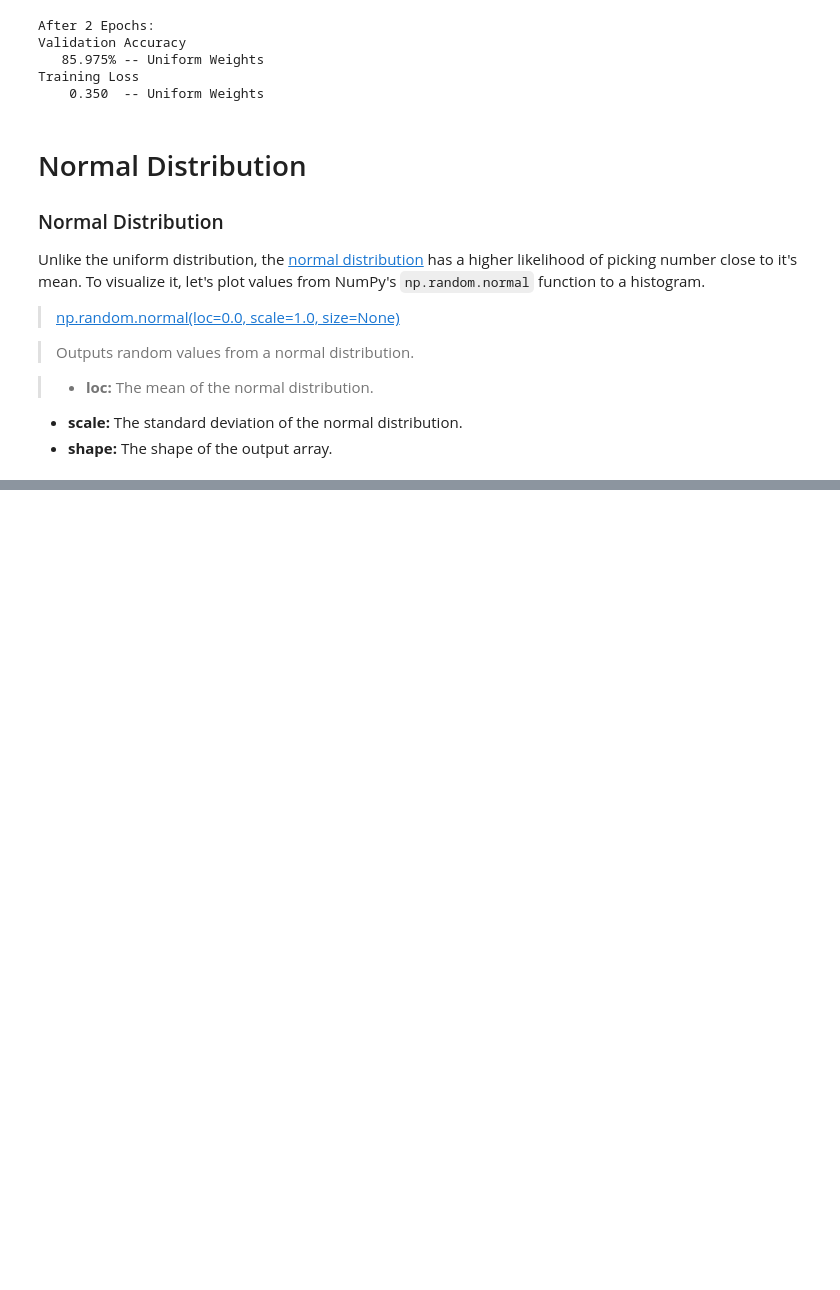
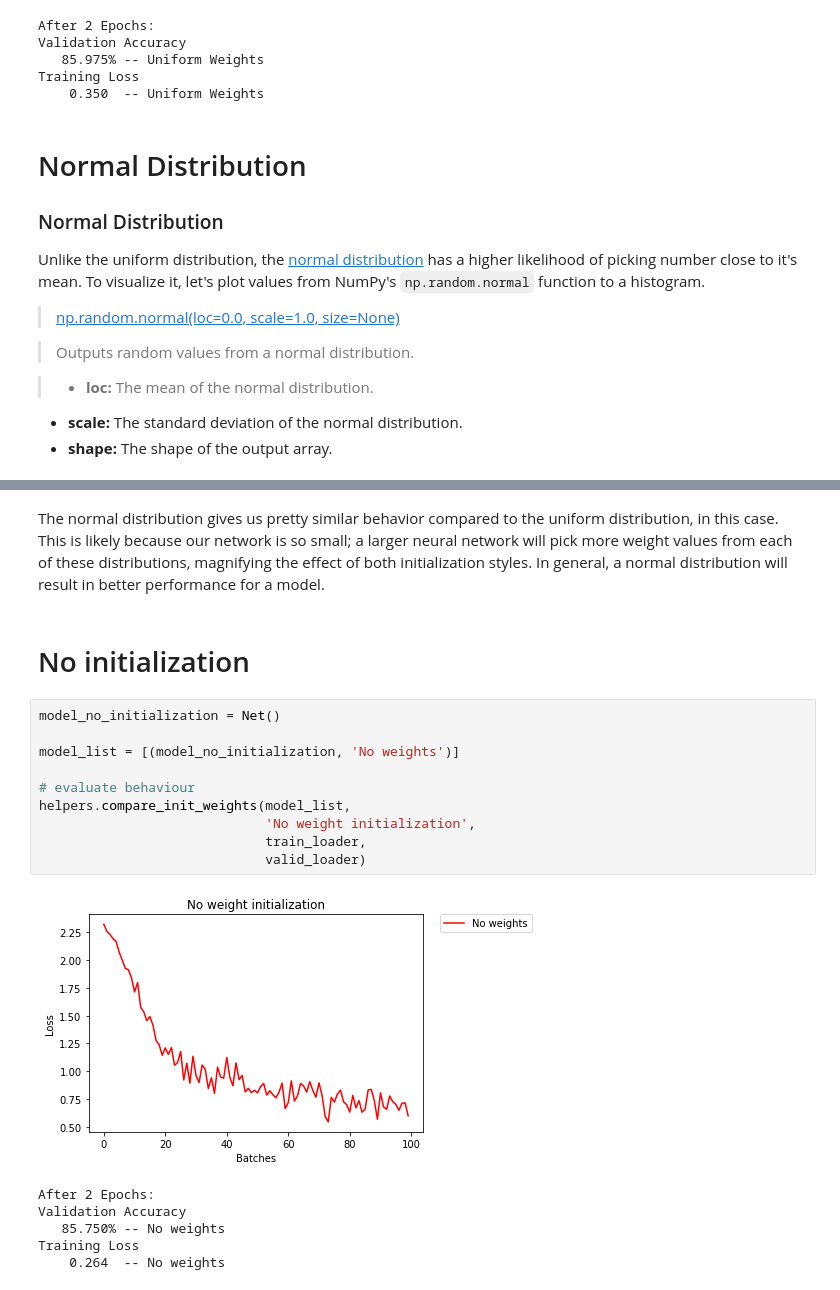
Before and after one commit to purvasingh96/Deep-learning-with-neural-networks, a Jupyter notebook: Chapter-wise code/Code - PyTorch/2. Convolution Neural Networks/7. Weight Initialization Strategies/Weight_initialization.ipynb, the cells around one changed output, grey strips where cells are left out. Saved outputs shown, nothing was run; the diff lists cells and outputs as text; blank space fills up the shorter version.

```diff
--- a/Chapter-wise code/Code - PyTorch/2. Convolution Neural Networks/7. Weight Initialization Strategies/Weight_initialization.ipynb
+++ b/Chapter-wise code/Code - PyTorch/2. Convolution Neural Networks/7. Weight Initialization Strategies/Weight_initialization.ipynb
@@ -258,0 +291,21 @@ def weights_init_normal(m):
+# %% [markdown]
+The normal distribution gives us pretty similar behavior compared to the uniform distribution, in this case. This is likely because our network is so small; a larger neural network will pick more weight values from each of these distributions, magnifying the effect of both initialization styles. In general, a normal distribution will result in better performance for a model.
+# %% [markdown]
+# No initialization
+# %%
+model_no_initialization = Net()
+
+model_list = [(model_no_initialization, 'No weights')]
+
+# evaluate behaviour
+helpers.compare_init_weights(model_list,
+                             'No weight initialization',
+                             train_loader,
+                             valid_loader)
+# %% [output]
+[figure, added]
+After 2 Epochs:
+Validation Accuracy
+   85.750% -- No weights
+Training Loss
+    0.264  -- No weights
```
Also changed, not shown: parts of 3 cells of this notebook.
